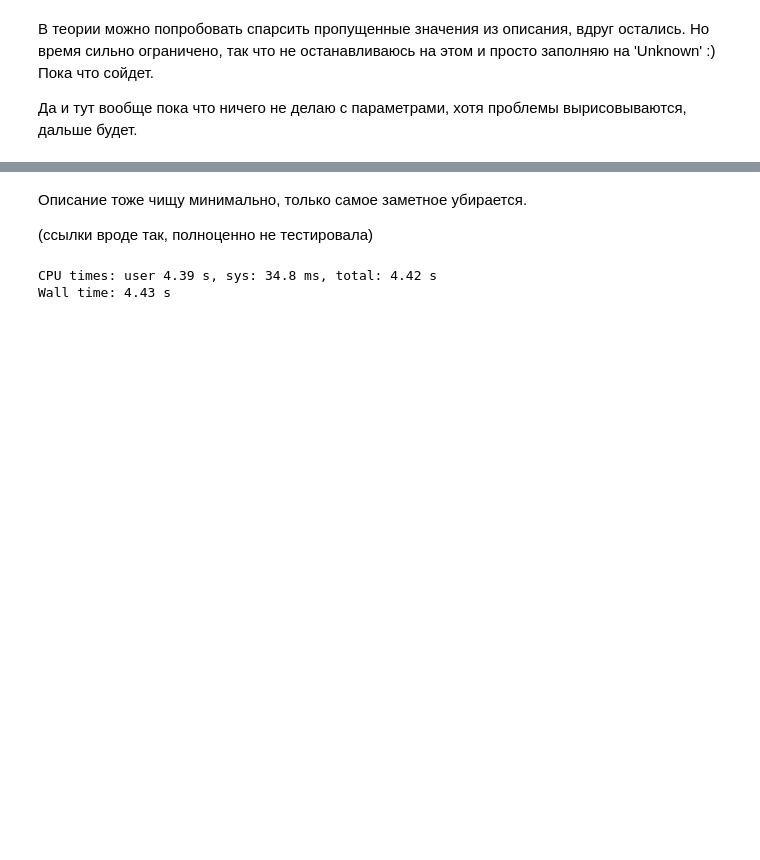
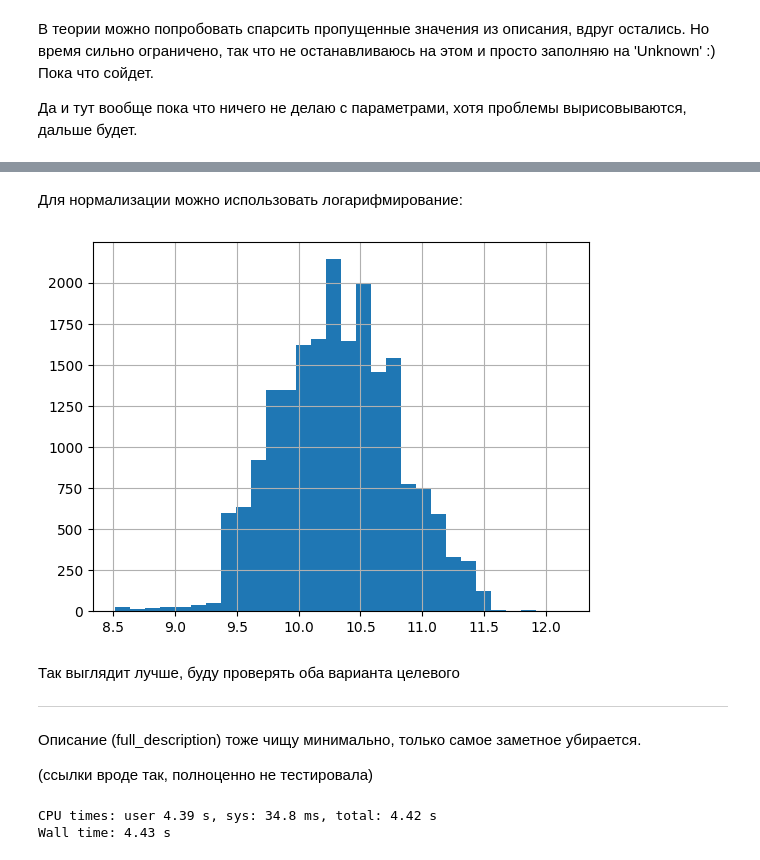
Before and after one commit to estochka/salary, a Jupyter notebook: notebooks/part1_prep.ipynb, the cells around one changed output, grey strips where cells are left out. Drawn from its saved outputs; the diff is of its cells as text; code cells hidden in the pictures; blank space fills up the shorter version.

```diff
--- a/notebooks/part1_prep.ipynb
+++ b/notebooks/part1_prep.ipynb
@@ -109,5 +115,14 @@ df_mini[fill_subset] = df_mini[fill_subset].fillna('Unknown')
+# %% [markdown]
+Для нормализации можно использовать логарифмирование:
+# %%
+np.log1p(df_mini['salary_normalized']).hist(bins=30);
+# %% [output]
+[figure, added]
+# %% [markdown]
+Так выглядит лучше, буду проверять оба варианта целевого
+________________________________
 # %% [markdown]
-Описание тоже чищу минимально, только самое заметное убирается.
+Описание (full_description) тоже чищу минимально, только самое заметное убирается.
 
 (ссылки вроде так, полноценно не тестировала)
 # %%
```
Also changed, not shown: parts of 10 cells of this notebook, 3 other files.
